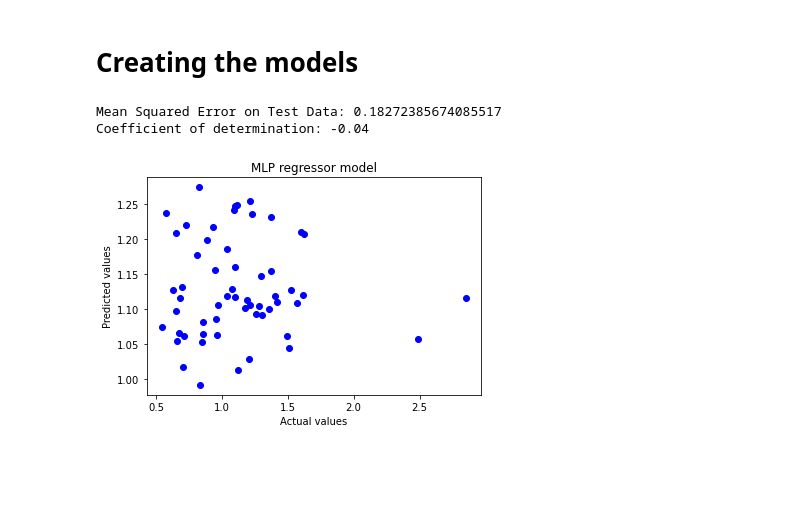
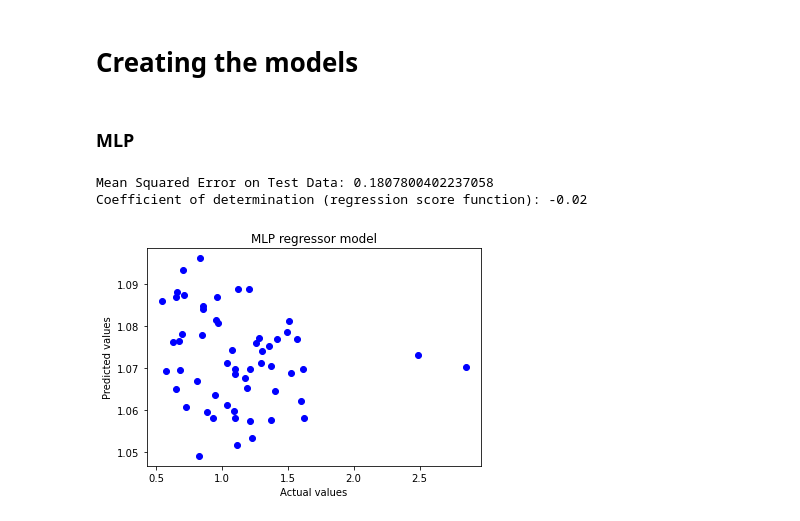
Before and after one commit to leobt23/Computational_Intelligence_forIOT, a Jupyter notebook: project_1/project_NNs.ipynb, the cells around one changed output. Cells and saved outputs as stored; diff of their text form; code cells hidden in the pictures; blank space fills up the shorter version.

```diff
--- a/project_1/project_NNs.ipynb
+++ b/project_1/project_NNs.ipynb
@@ -125,56 +152,36 @@ plt.show()
+# %% [markdown]
+### MLP
 # %%
-import numpy as np
-import pandas as pd
-import matplotlib.pyplot as plt
-import seaborn as sns
-import sklearn as sk
-from sklearn.neural_network import MLPRegressor
-from sklearn.model_selection import train_test_split
-from sklearn.metrics import mean_squared_error
-from sklearn.metrics import r2_score
-from sklearn.preprocessing import StandardScaler
 
-# copy dataset data
-data_copy = data.copy()
-
-# split dataset into input and output variables, y is the last column
-X = data_copy.iloc[:, :-1]
-y = data_copy.iloc[:, -1]
-
-# Define seed for reproducibility
-seed = 42
-
-# assuming X and y are your data
-X_train, X_test, y_train, y_test = train_test_split(X, y, test_size=0.2, random_state=seed)
-
-# Scale the data
-scaler = StandardScaler()
-X_train = scaler.fit_transform(X_train)
-X_test = scaler.transform(X_test)
 
 # create MLPRegressor model
-model = MLPRegressor(hidden_layer_sizes=(100,), activation='logistic', solver='sgd',
-                     early_stopping=True)
+model = MLPRegressor(hidden_layer_sizes=(100,),
+                     activation='logistic',
+                     solver='sgd',
+                     early_stopping=True,
+                     max_iter=100,
+                     validation_fraction=0.2,
+                     n_iter_no_change=10, tol=1e-4)
 
 # train the model
 model.fit(X_train, y_train)
 
 # predict on the test data
 y_pred = model.predict(X_test)
 
 # calculate the mean squared error
 mse = mean_squared_error(y_test, y_pred)
 print(f"Mean Squared Error on Test Data: {mse}")
 
-print('Coefficient of determination: %.2f' % r2_score(y_test, y_pred))
+print('Coefficient of determination (regression score function): %.2f' % r2_score(y_test, y_pred))
 
 # plotting the results
 plt.scatter(y_test, y_pred, color='blue')
 plt.title('MLP regressor model')
 plt.xlabel('Actual values')
 plt.ylabel('Predicted values')
 plt.show()
 # %% [output]
-Mean Squared Error on Test Data: 0.18272385674085517
-Coefficient of determination: -0.04
+Mean Squared Error on Test Data: 0.1807800402237058
+Coefficient of determination (regression score function): -0.02
-[figure, old version]
+[figure, new version]
```
Also changed, not shown: parts of 5 cells of this notebook.
